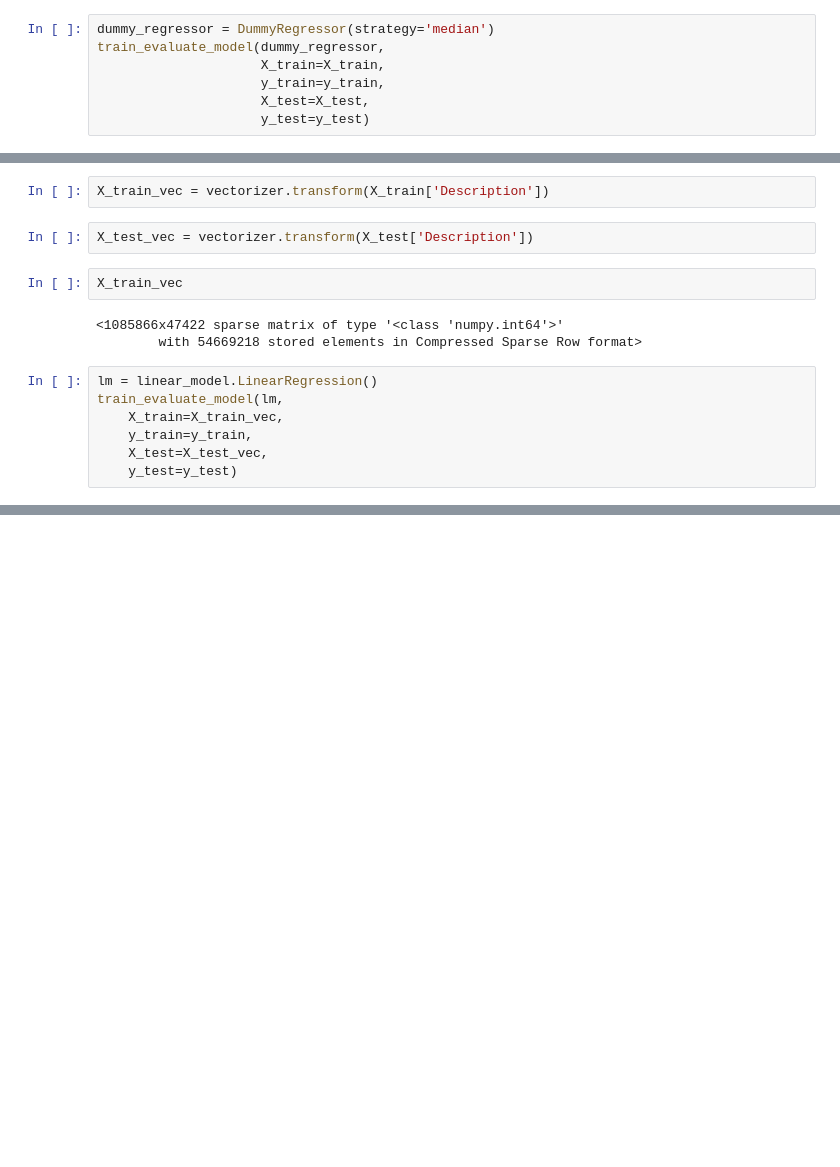
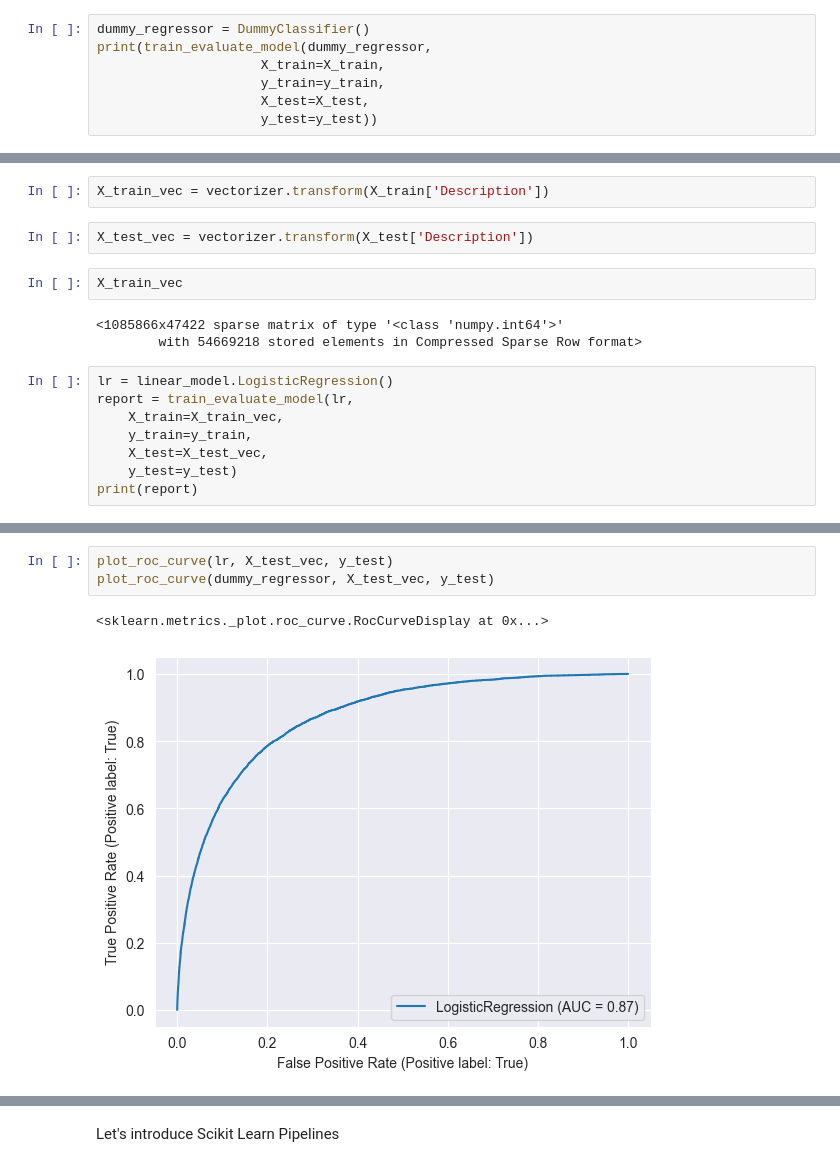
Before and after one commit to andyzilla/goodreads_popularity_prediction, a Jupyter notebook: notebooks/02 - Model training and evaluation.ipynb, the cells around one changed output, grey strips where cells are left out. Cells and saved outputs as stored; diff of their text form; blank space fills up the shorter version.

Commit message:
change to classifier instead of regressor, introduced sklearn pipelines

```diff
--- a/notebooks/02 - Model training and evaluation.ipynb
+++ b/notebooks/02 - Model training and evaluation.ipynb
@@ -51,10 +54,10 @@ def train_evaluate_model(model, X_train=None, y_train=None, X_test=None, y_test=
 ## Model training and evaluation
 ### DummyModel
 # %%
-dummy_regressor = DummyRegressor(strategy='median')
-train_evaluate_model(dummy_regressor,
+dummy_regressor = DummyClassifier()
+print(train_evaluate_model(dummy_regressor,
                      X_train=X_train,
                      y_train=y_train,
                      X_test=X_test,
-                     y_test=y_test)
+                     y_test=y_test))
 # %% [output]
@@ -100,10 +117,11 @@ X_train_vec
 <1085866x47422 sparse matrix of type '<class 'numpy.int64'>'
         with 54669218 stored elements in Compressed Sparse Row format>
 # %%
-lm = linear_model.LinearRegression()
-train_evaluate_model(lm,
+lr = linear_model.LogisticRegression()
+report = train_evaluate_model(lr,
     X_train=X_train_vec,
     y_train=y_train,
     X_test=X_test_vec,
     y_test=y_test)
+print(report)
 # %% [output]
@@ -118,0 +175,6 @@ array([2465.3786121])
+# %%
+plot_roc_curve(lr, X_test_vec, y_test)
+plot_roc_curve(dummy_regressor, X_test_vec, y_test)
+# %% [output]
+<sklearn.metrics._plot.roc_curve.RocCurveDisplay at 0x...>
+[figure, added]
@@ -118,0 +182,2 @@ array([2465.3786121])
+# %% [markdown]
+Let's introduce Scikit Learn Pipelines
```
Also changed, not shown: parts of 23 cells of this notebook.
